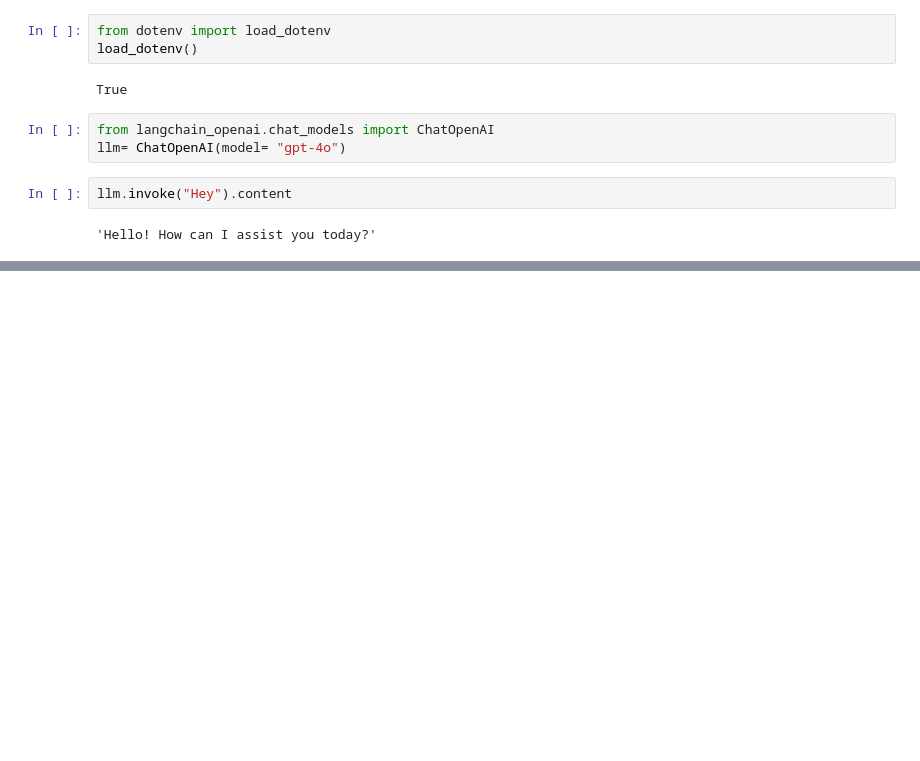
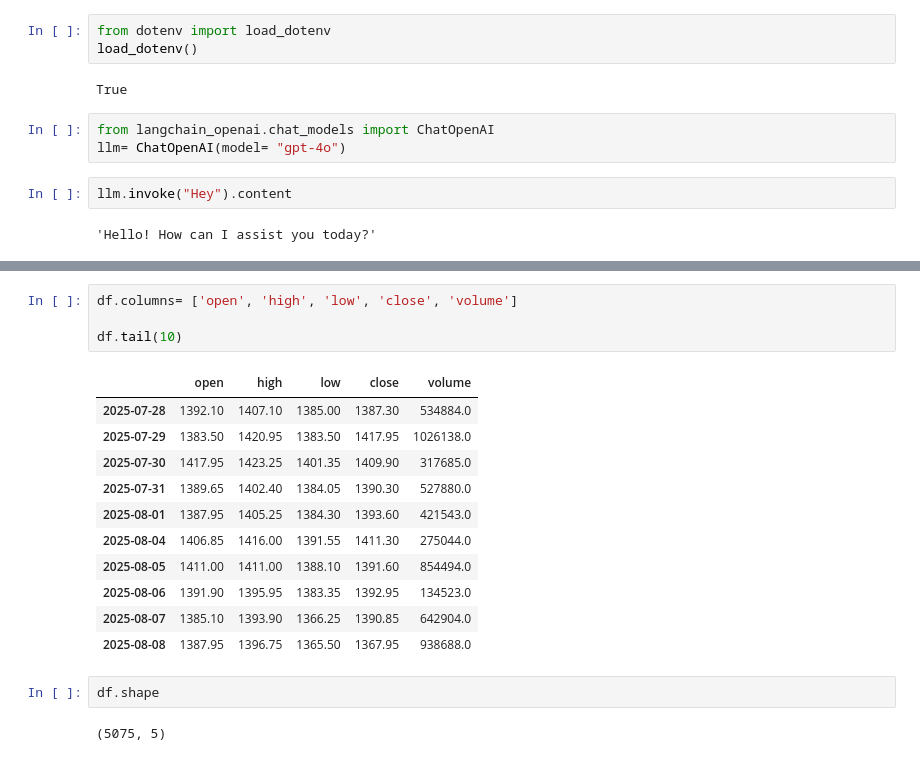
Before and after one commit to sayed-ashfaq/StockSnapAI, a Jupyter notebook: notebooks/experiments.ipynb, the cells around one changed output, grey strips where cells are left out. Drawn from its saved outputs; the diff is of its cells as text; blank space fills up the shorter version.

```diff
--- a/notebooks/experiments.ipynb
+++ b/notebooks/experiments.ipynb
@@ -21,0 +141,20 @@ print(config)
+# %%
+df.columns= ['open', 'high', 'low', 'close', 'volume']
+
+df.tail(10)
+# %% [output]
+|  | open | high | low | close | volume |
+| 2025-07-28 | 1392.10 | 1407.10 | 1385.00 | 1387.30 | 534884.0 |
+| 2025-07-29 | 1383.50 | 1420.95 | 1383.50 | 1417.95 | 1026138.0 |
+| 2025-07-30 | 1417.95 | 1423.25 | 1401.35 | 1409.90 | 317685.0 |
+| 2025-07-31 | 1389.65 | 1402.40 | 1384.05 | 1390.30 | 527880.0 |
+| 2025-08-01 | 1387.95 | 1405.25 | 1384.30 | 1393.60 | 421543.0 |
+| 2025-08-04 | 1406.85 | 1416.00 | 1391.55 | 1411.30 | 275044.0 |
+| 2025-08-05 | 1411.00 | 1411.00 | 1388.10 | 1391.60 | 854494.0 |
+| 2025-08-06 | 1391.90 | 1395.95 | 1383.35 | 1392.95 | 134523.0 |
+| 2025-08-07 | 1385.10 | 1393.90 | 1366.25 | 1390.85 | 642904.0 |
+| 2025-08-08 | 1387.95 | 1396.75 | 1365.50 | 1367.95 | 938688.0 |
+# %%
+df.shape
+# %% [output]
+(5075, 5)
```
Also changed, not shown: parts of 27 cells of this notebook, 5 other files.
